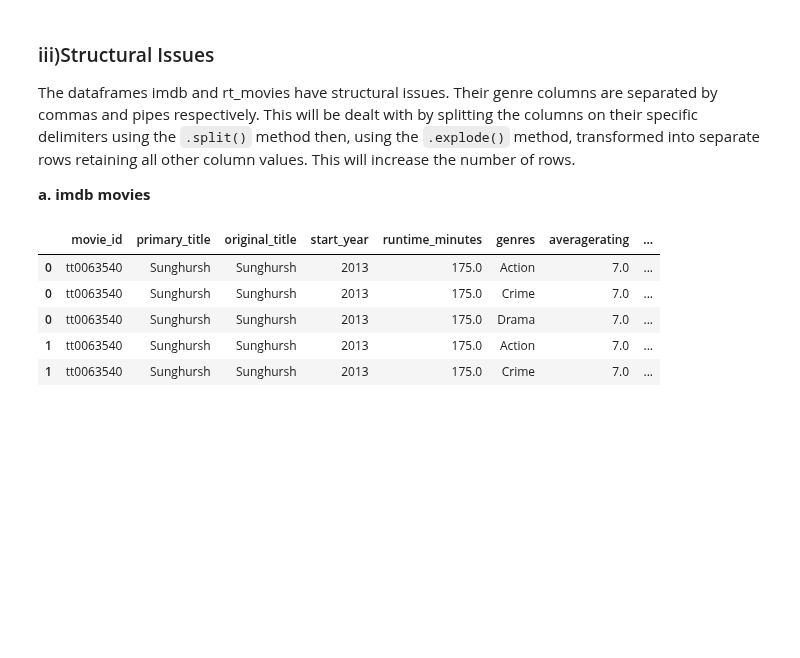
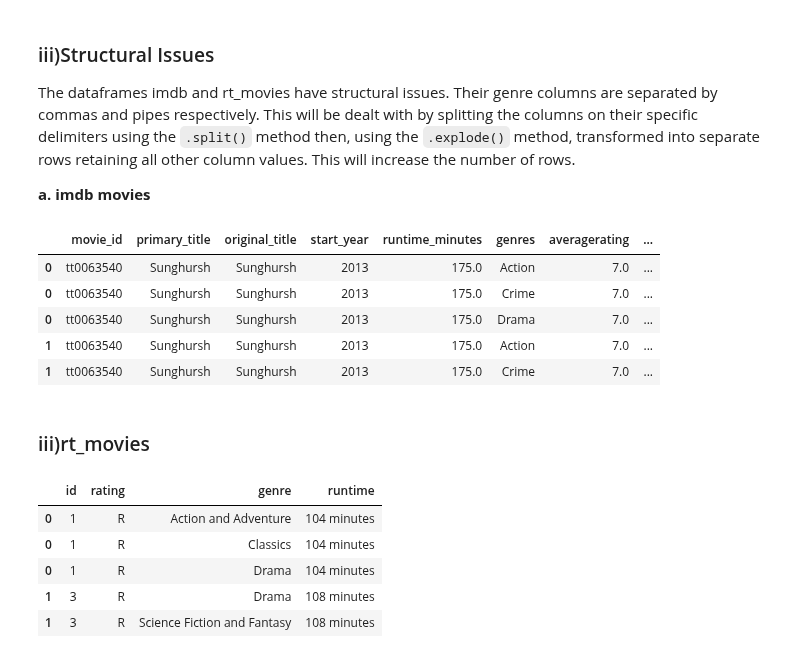
Before and after one commit to clydeochieng/dsc-phase-1-project-v2-4, a Jupyter notebook: student.ipynb, the cells around one changed output. Drawn from its saved outputs; the diff is of its cells as text; code cells hidden in the pictures; blank space fills up the shorter version.

```diff
--- a/student.ipynb
+++ b/student.ipynb
@@ -712,3 +712,16 @@ imdb.head()
 | 0 | tt0063540 | Sunghursh | Sunghursh | 2013 | 175.0 | Drama | 7.0 | ... |
 | 1 | tt0063540 | Sunghursh | Sunghursh | 2013 | 175.0 | Action | 7.0 | ... |
 | 1 | tt0063540 | Sunghursh | Sunghursh | 2013 | 175.0 | Crime | 7.0 | ... |
+# %% [markdown]
+### iii)rt_movies
+# %%
+rt_movies = rt_movies.assign(genre=rt_movies.genre.str.split('|')).explode('genre')
+# %%
+rt_movies.head()
+# %% [output]
+|  | id | rating | genre | runtime |
+| 0 | 1 | R | Action and Adventure | 104 minutes |
+| 0 | 1 | R | Classics | 104 minutes |
+| 0 | 1 | R | Drama | 104 minutes |
+| 1 | 3 | R | Drama | 108 minutes |
+| 1 | 3 | R | Science Fiction and Fantasy | 108 minutes |
```
